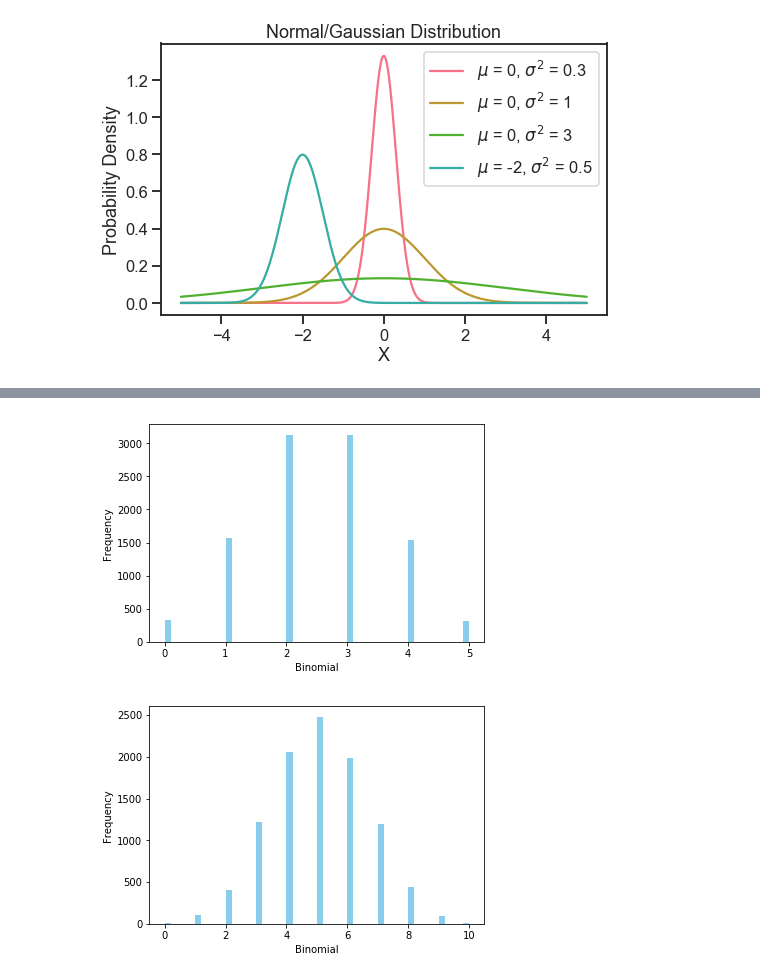
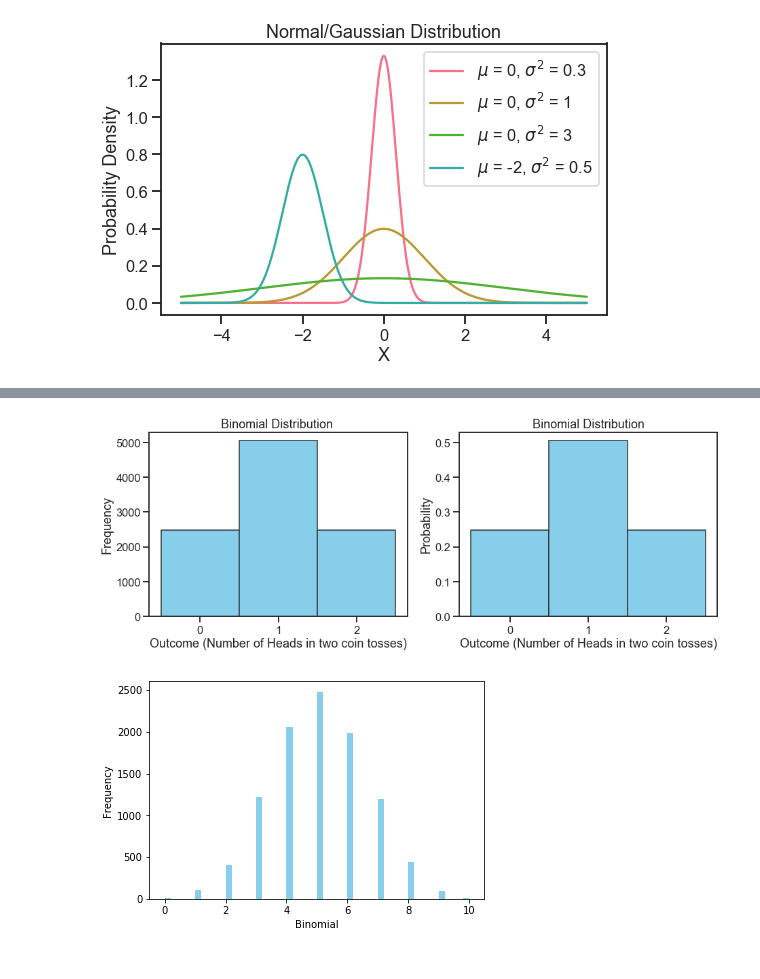
Before and after one commit to NathanielDake/intuitiveml, a Jupyter notebook: notebooks/Math-appendix/statistics/History-of-normal-distribution.ipynb, the cells around one changed output, grey strips where cells are left out. Saved outputs shown, nothing was run; the diff lists cells and outputs as text; code cells hidden in the pictures.

```diff
--- a/notebooks/Math-appendix/statistics/History-of-normal-distribution.ipynb
+++ b/notebooks/Math-appendix/statistics/History-of-normal-distribution.ipynb
@@ -144,14 +159,41 @@ plt.show()
-# %%
-# Generate binomial, n = 5
-data_binom = binom.rvs(n=5,p=0.5,size=10000)
-ax = sns.distplot(data_binom,
-                  kde=False,
-                  color='skyblue',
-                  hist_kws={"linewidth": 15,'alpha':1})
-ax.set(xlabel='Binomial', ylabel='Frequency')
-plt.show()
-# %% [output]
-[figure, removed]
+# %%
+# generate binomial, n=2
+data_binom = binom.rvs(n=2,p=0.5,size=10000)
+
+fig = plt.figure(figsize=(15,5))
+plt.subplot(1, 2, 1)
+ax = plt.hist(
+    data_binom,
+    bins=[0,1,2,3],
+    density=False,
+    rwidth=1,
+    color='skyblue',
+    edgecolor="0.2"
+)
+
+plt.title('Binomial Distribution ')
+plt.xlabel('Outcome (Number of Heads in two coin tosses)')
+plt.ylabel('Frequency')
+plt.xticks([0.5, 1.5 , 2.5], ['0','1','2'])
+
+plt.subplot(1, 2, 2)
+ax = plt.hist(
+    data_binom,
+    bins=[0,1,2,3],
+    density=True,
+    rwidth=1,
+    color='skyblue',
+    edgecolor="0.2"
+)
+
+plt.title('Binomial Distribution')
+plt.xlabel('Outcome (Number of Heads in two coin tosses)')
+plt.ylabel('Probability')
+plt.xticks([0.5, 1.5 , 2.5], ['0','1','2'])
+
+plt.show()
+# %% [output]
+[figure, added]
 # %%
 # Generate binomial, n = 10
 data_binom = binom.rvs(n=10,p=0.5,size=10000)
```
Also changed, not shown: parts of 8 cells of this notebook, 1 other file.
